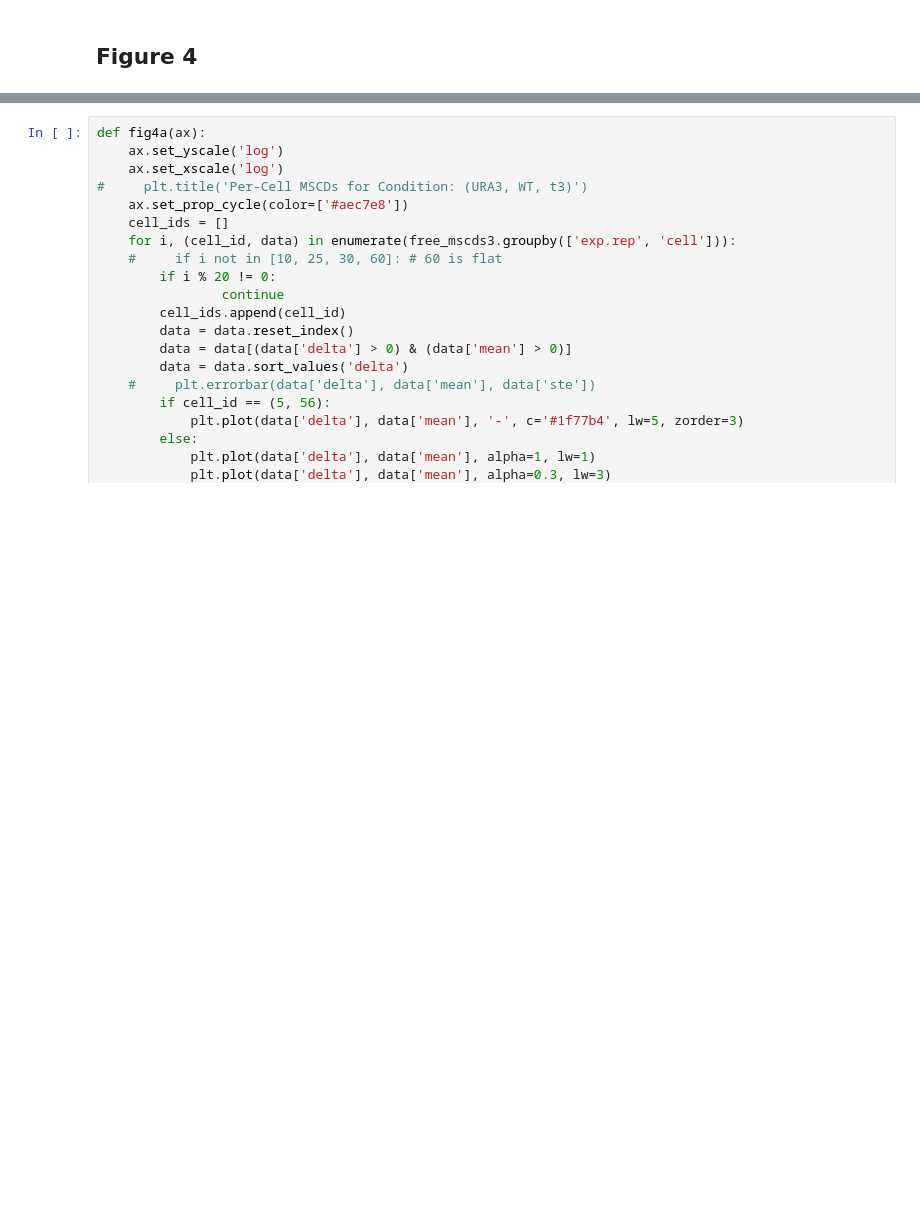
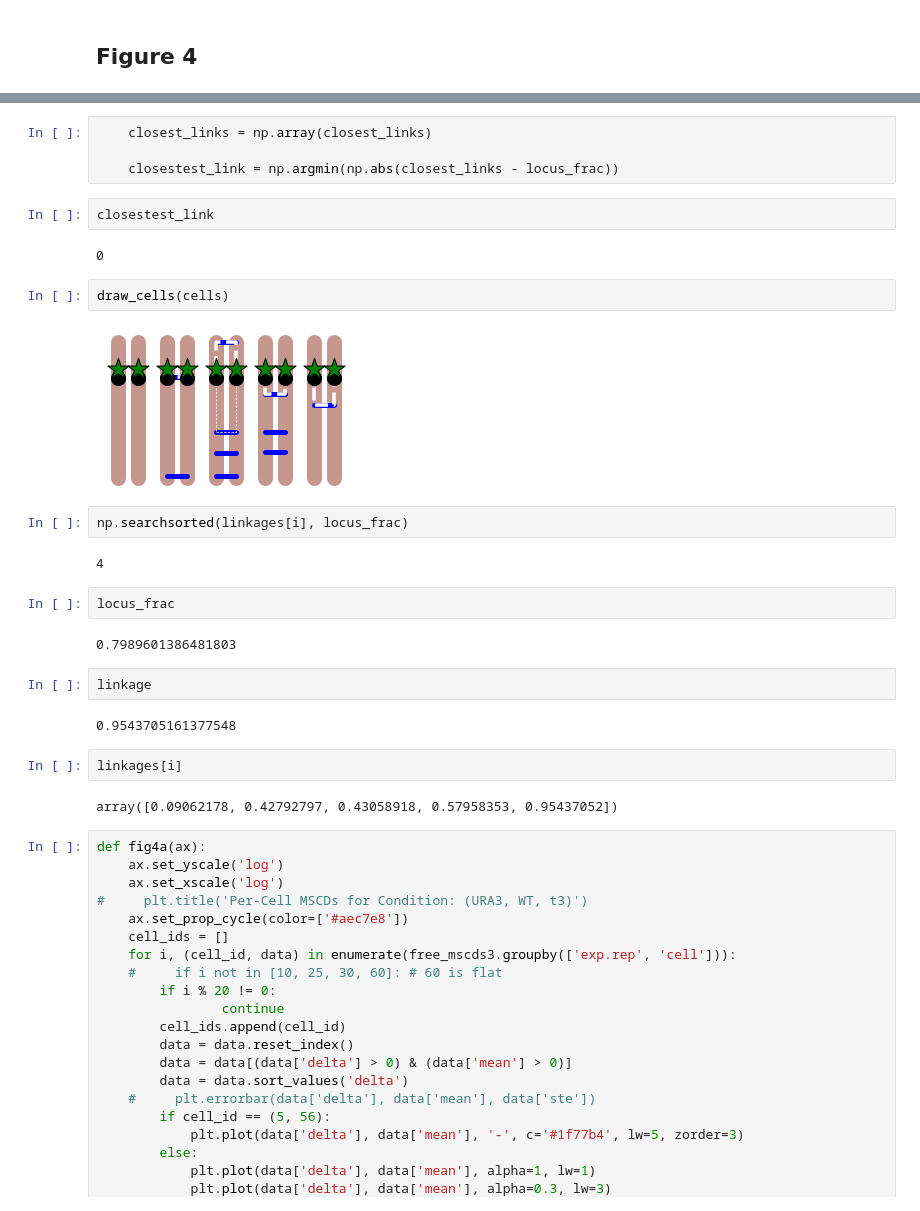
Before and after one commit to brunobeltran/multi_locus_analysis, a Jupyter notebook: doc/source/pnas-figures.ipynb, the cells around one changed output, grey strips where cells are left out. Drawn from its saved outputs; the diff is of its cells as text; blank space fills up the shorter version.

```diff
--- a/doc/source/pnas-figures.ipynb
+++ b/doc/source/pnas-figures.ipynb
@@ -390,3 +535,31 @@ SVG(filename='./pnas_data/Fig3.svg')
+# %%
+    closest_links = np.array(closest_links)
+
+    closestest_link = np.argmin(np.abs(closest_links - locus_frac))
+# %%
+closestest_link
+# %% [output]
+0
+# %%
+draw_cells(cells)
+# %% [output]
+[figure, added]
+# %%
+np.searchsorted(linkages[i], locus_frac)
+# %% [output]
+4
+# %%
+locus_frac
+# %% [output]
+0.7989601386481803
+# %%
+linkage
+# %% [output]
+0.9543705161377548
+# %%
+linkages[i]
+# %% [output]
+array([0.09062178, 0.42792797, 0.43058918, 0.57958353, 0.95437052])
 # %%
 def fig4a(ax):
     ax.set_yscale('log')
```
Also changed, not shown: parts of 19 cells of this notebook, 3 other files.
